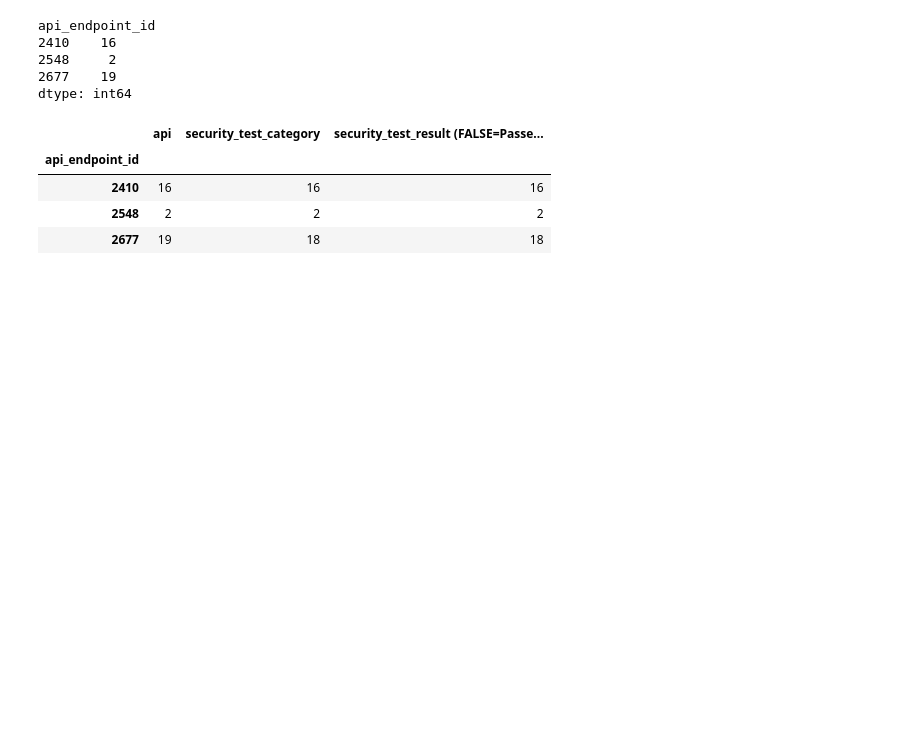
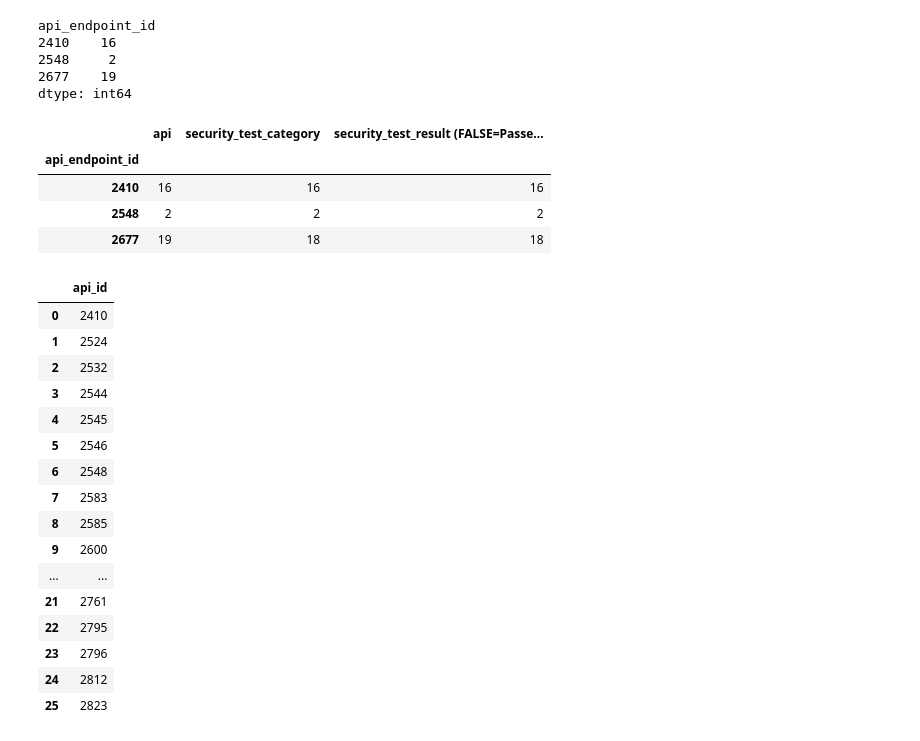
Before and after one commit to teejlab/API-Risk-Assessment-Framework, a Jupyter notebook: eda/security_test_feature.ipynb, the cells around one changed output. Cells and saved outputs as stored; diff of their text form; code cells hidden in the pictures; blank space fills up the shorter version.

```diff
--- a/eda/security_test_feature.ipynb
+++ b/eda/security_test_feature.ipynb
@@ -97,5 +98,23 @@ playground_df.groupby('api_endpoint_id').count()
 | 2548 | 2 | 2 | 2 |
 | 2677 | 19 | 18 | 18 |
 # %%
-pd.DataFrame(playground_df["api_endpoint_id"].unique(), columns=["api_id"])
-# feat_security_test
+feat_security_test = pd.DataFrame(api_df["api_endpoint_id"].unique(), columns=["api_id"])
+feat_security_test
+# %% [output]
+|  | api_id |
+| 0 | 2410 |
+| 1 | 2524 |
+| 2 | 2532 |
+| 3 | 2544 |
+| 4 | 2545 |
+| 5 | 2546 |
+| 6 | 2548 |
+| 7 | 2583 |
+| 8 | 2585 |
+| 9 | 2600 |
+| ... | ... |
+| 21 | 2761 |
+| 22 | 2795 |
+| 23 | 2796 |
+| 24 | 2812 |
+| 25 | 2823 |
```
Also changed, not shown: parts of 4 cells of this notebook.
